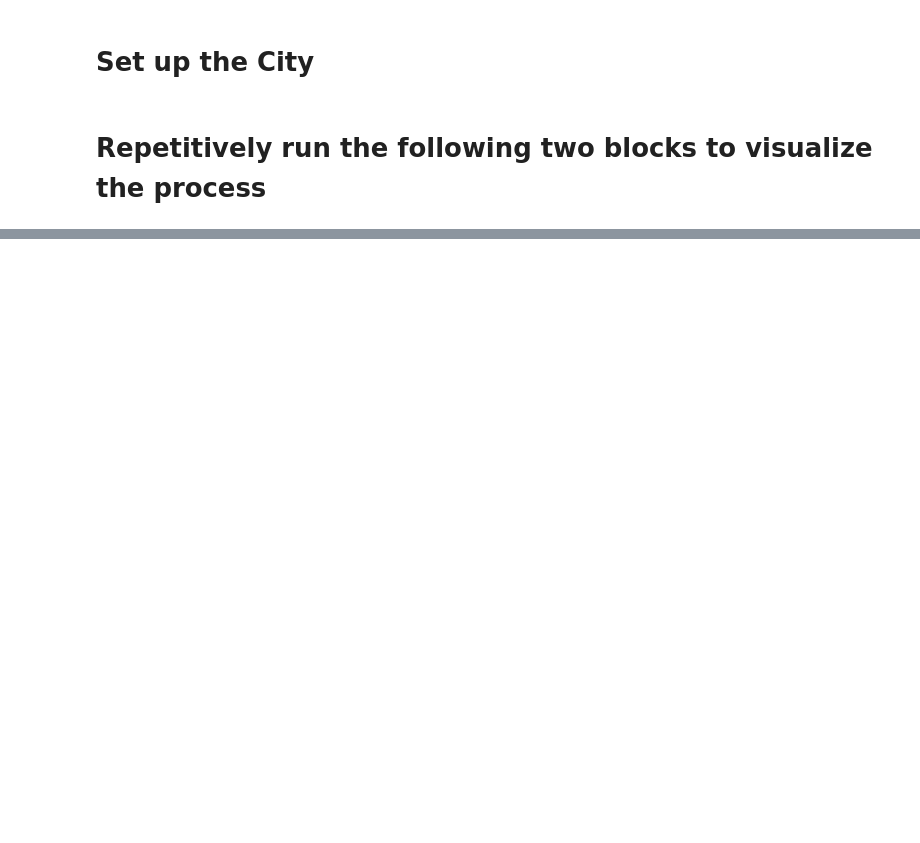
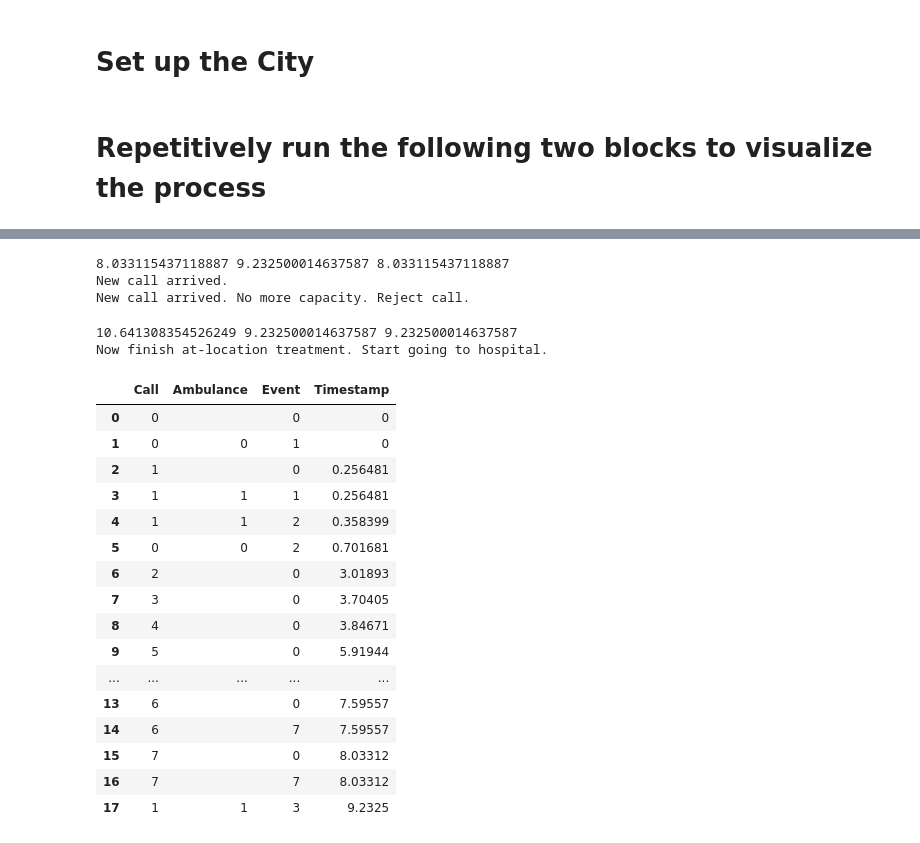
Before and after one commit to hemengli/ambulance, a Jupyter notebook: Project Heuristic Experiments.ipynb, the cells around one changed output, grey strips where cells are left out. Cells and saved outputs as stored; diff of their text form; code cells hidden in the pictures; blank space fills up the shorter version.

```diff
--- a/Project Heuristic Experiments.ipynb
+++ b/Project Heuristic Experiments.ipynb
@@ -411,0 +514,4 @@ D
+# %%
+time_arrival, ambulanceList, callList, timeline = get_next_event(time_arrival, ambulanceList, callList, city, 3, timeline)
+am_statusList, am_originList, am_destinationList, am_timeList, am_endtimeList = print_ambulance(ambulanceList)
+cl_statusList, cl_locationList, cl_timeList = print_call(callList)
@@ -411,0 +538,4 @@ D
+# %%
+time_arrival, ambulanceList, callList, timeline = get_next_event(time_arrival, ambulanceList, callList, city, 3, timeline)
+am_statusList, am_originList, am_destinationList, am_timeList, am_endtimeList = print_ambulance(ambulanceList)
+cl_statusList, cl_locationList, cl_timeList = print_call(callList)
@@ -411,0 +584,35 @@ D
+# %%
+time_arrival, ambulanceList, callList, timeline = get_next_event(time_arrival, ambulanceList, callList, city, 3, timeline)
+am_statusList, am_originList, am_destinationList, am_timeList, am_endtimeList = print_ambulance(ambulanceList)
+cl_statusList, cl_locationList, cl_timeList = print_call(callList)
+# %% [output]
+8.033115437118887 9.232500014637587 8.033115437118887
+New call arrived.
+New call arrived. No more capacity. Reject call.
+# %%
+time_arrival, ambulanceList, callList, timeline = get_next_event(time_arrival, ambulanceList, callList, city, 3, timeline)
+am_statusList, am_originList, am_destinationList, am_timeList, am_endtimeList = print_ambulance(ambulanceList)
+cl_statusList, cl_locationList, cl_timeList = print_call(callList)
+# %% [output]
+10.641308354526249 9.232500014637587 9.232500014637587
+Now finish at-location treatment. Start going to hospital.
+# %%
+timeline
+# %% [output]
+|  | Call | Ambulance | Event | Timestamp |
+| 0 | 0 |  | 0 | 0 |
+| 1 | 0 | 0 | 1 | 0 |
+| 2 | 1 |  | 0 | 0.256481 |
+| 3 | 1 | 1 | 1 | 0.256481 |
+| 4 | 1 | 1 | 2 | 0.358399 |
+| 5 | 0 | 0 | 2 | 0.701681 |
+| 6 | 2 |  | 0 | 3.01893 |
+| 7 | 3 |  | 0 | 3.70405 |
+| 8 | 4 |  | 0 | 3.84671 |
+| 9 | 5 |  | 0 | 5.91944 |
+| ... | ... | ... | ... | ... |
+| 13 | 6 |  | 0 | 7.59557 |
+| 14 | 6 |  | 7 | 7.59557 |
+| 15 | 7 |  | 0 | 8.03312 |
+| 16 | 7 |  | 7 | 8.03312 |
+| 17 | 1 | 1 | 3 | 9.2325 |
```
Also changed, not shown: parts of 34 cells of this notebook.
